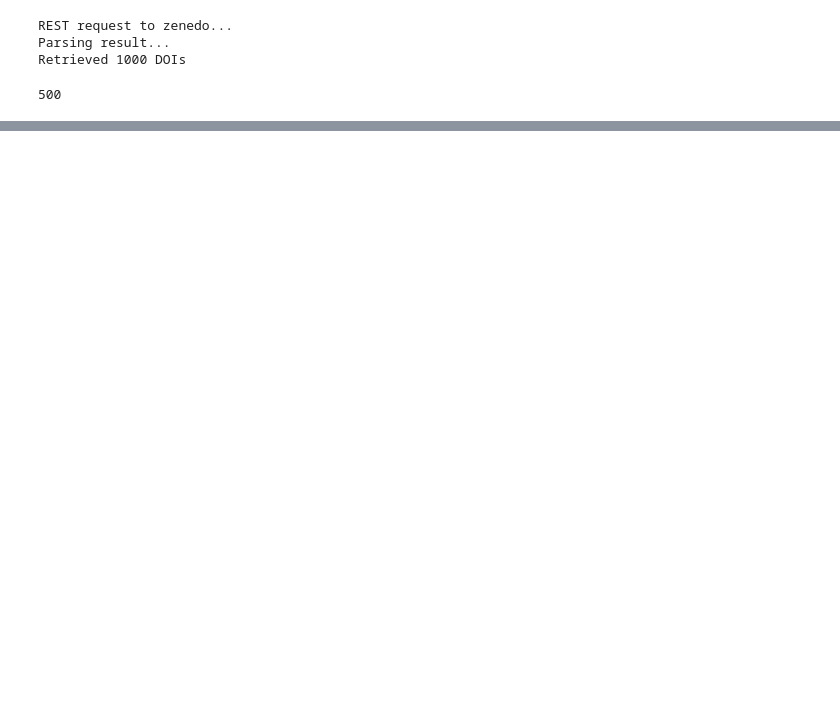
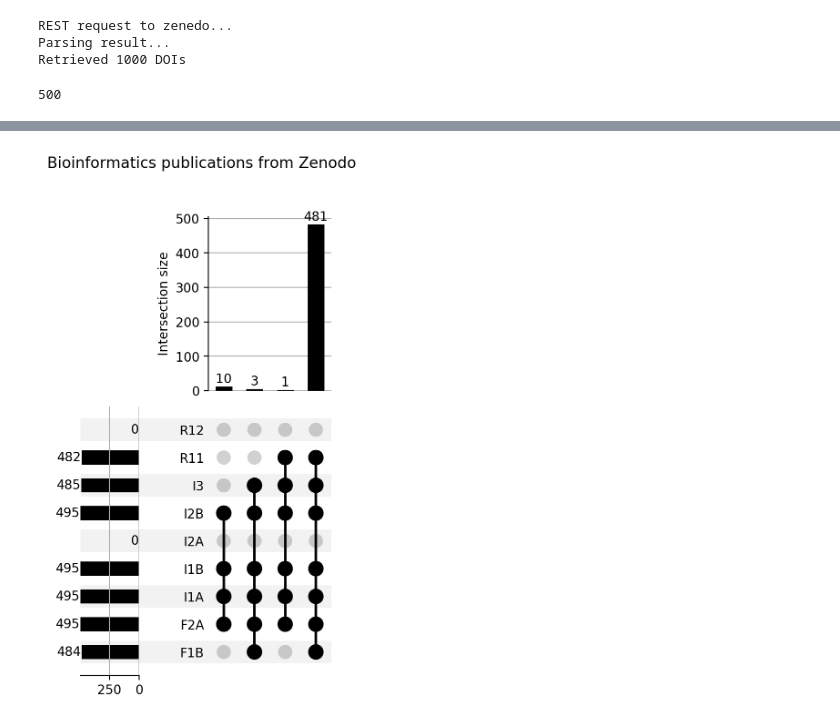
Before and after one commit to IFB-ElixirFr/FAIR-checker, a Jupyter notebook: notebooks/zenodo_expe_study.ipynb, the cells around one changed output, grey strips where cells are left out. Cells and saved outputs as stored; diff of their text form; code cells hidden in the pictures; blank space fills up the shorter version.

```diff
--- a/notebooks/zenodo_expe_study.ipynb
+++ b/notebooks/zenodo_expe_study.ipynb
@@ -216,12 +247,14 @@ df_upset
 # %%
 upset = UpSet(df_upset, subset_size='count', show_counts=True, sort_categories_by=None, orientation='horizontal')
 
 #upset.style_subsets(present=["with_exome", "with_images"],
 #                    facecolor="red")
 
 params = {'legend.fontsize': 8}
 with plt.rc_context(params):
     upset.plot()
-plt.suptitle("Bioinformatics dataset from Zenodo")
-plt.savefig('zenodo-no-F2B-no-R13.png', format="png")
+plt.suptitle("Bioinformatics publications from Zenodo")
+plt.savefig('zenodo-no-F2B-no-R13_pub.png', format="png")
 plt.show()
+# %% [output]
+[figure, added]
```
Also changed, not shown: parts of 4 cells of this notebook, 22 other files.
